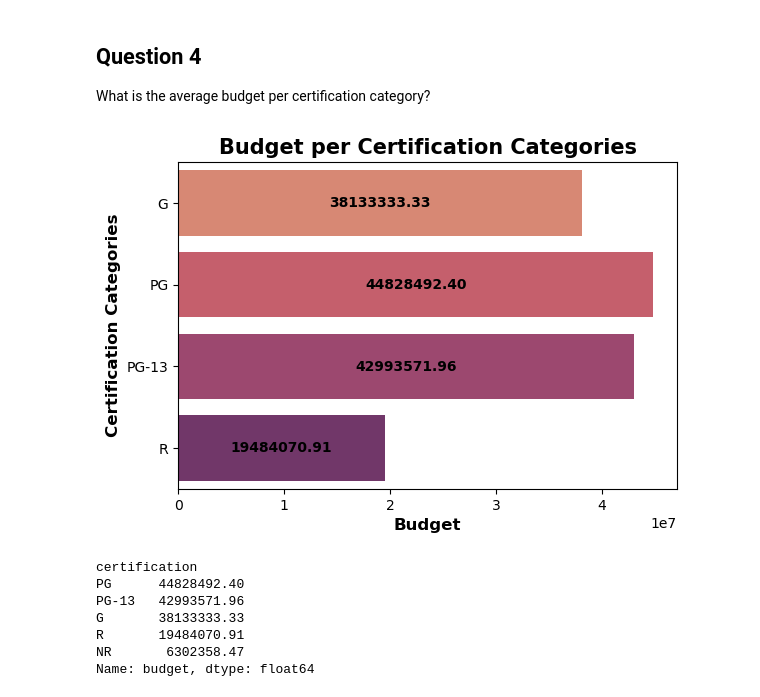
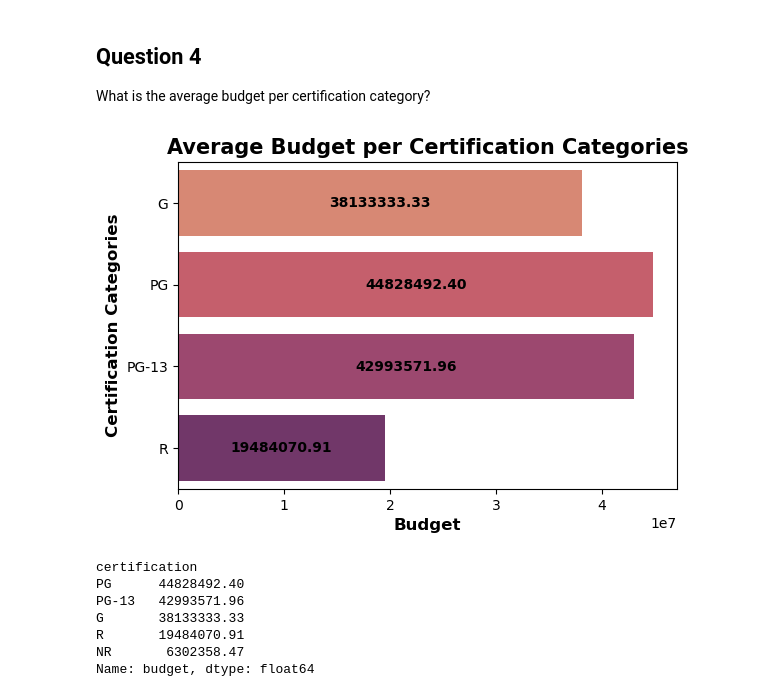
Before and after one commit to juDEcorous/Project-3-Part-1, a Jupyter notebook: Project 3 Part 2b EDA.ipynb, the cells around one changed output. Cells and saved outputs as stored; diff of their text form; code cells hidden in the pictures.

```diff
--- a/Project 3 Part 2b EDA.ipynb
+++ b/Project 3 Part 2b EDA.ipynb
@@ -198,21 +198,21 @@ What is the average budget per certification category?
 # %%
 fig, ax = plt.subplots( figsize = (6, 4))
 sns.barplot(data = financial, y = 'certification', x = "budget",
             ax = ax, order = ['G', 'PG', 'PG-13', 'R'],
             palette = 'flare', errorbar = None);
 fig.tight_layout()
 
 ax.bar_label(ax.containers[0], fmt = '%.2f', label_type = 'center',
              fontweight = 'bold')
 
-ax.set_title('Budget per Certification Categories',
+ax.set_title('Average Budget per Certification Categories',
              fontsize = 15, fontweight = 'bold');
 ax.set_xlabel('Budget',
               fontsize = 12, fontweight = 'bold')
 ax.set_ylabel('Certification Categories',
               fontsize = 12, fontweight = 'bold');
 # %% [output]
-[figure, old version]
+[figure, new version]
 # %%
 # double checking numbers in the graph
 budget_mean = financial.groupby('certification')['budget'].mean().sort_values(ascending = False)
```
Also changed, not shown: parts of 1 cell of this notebook, 1 other file.
